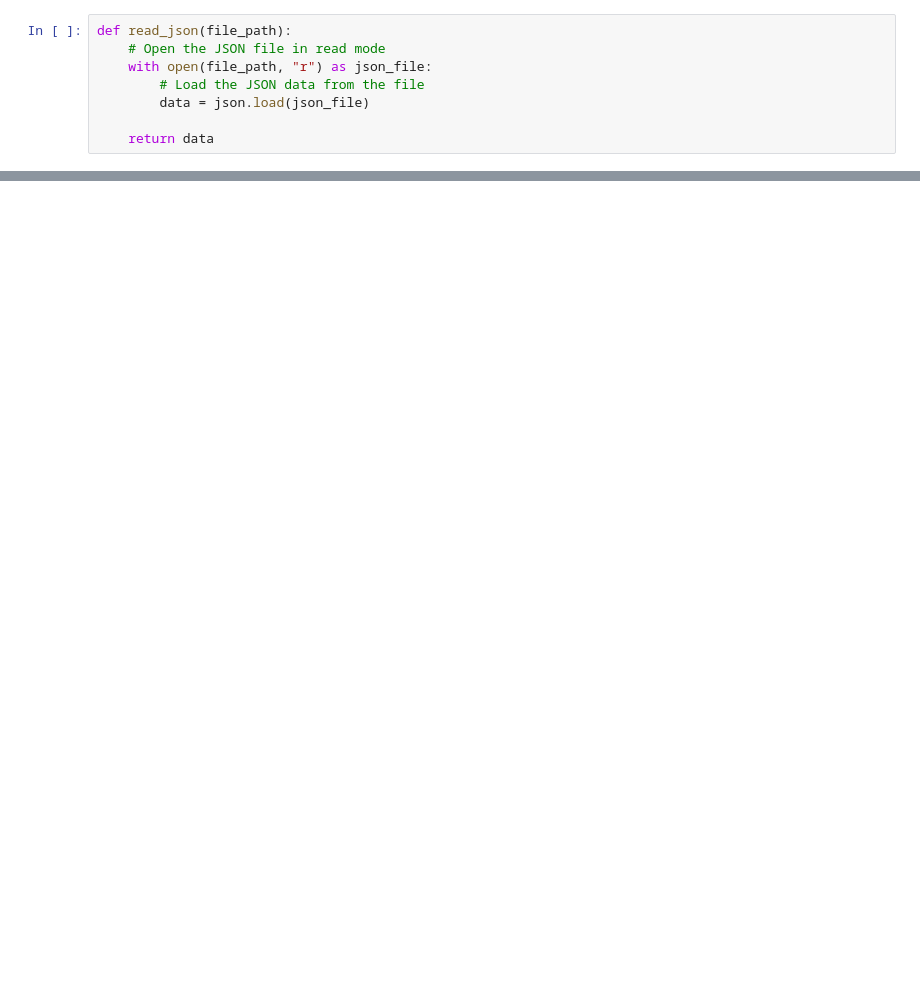
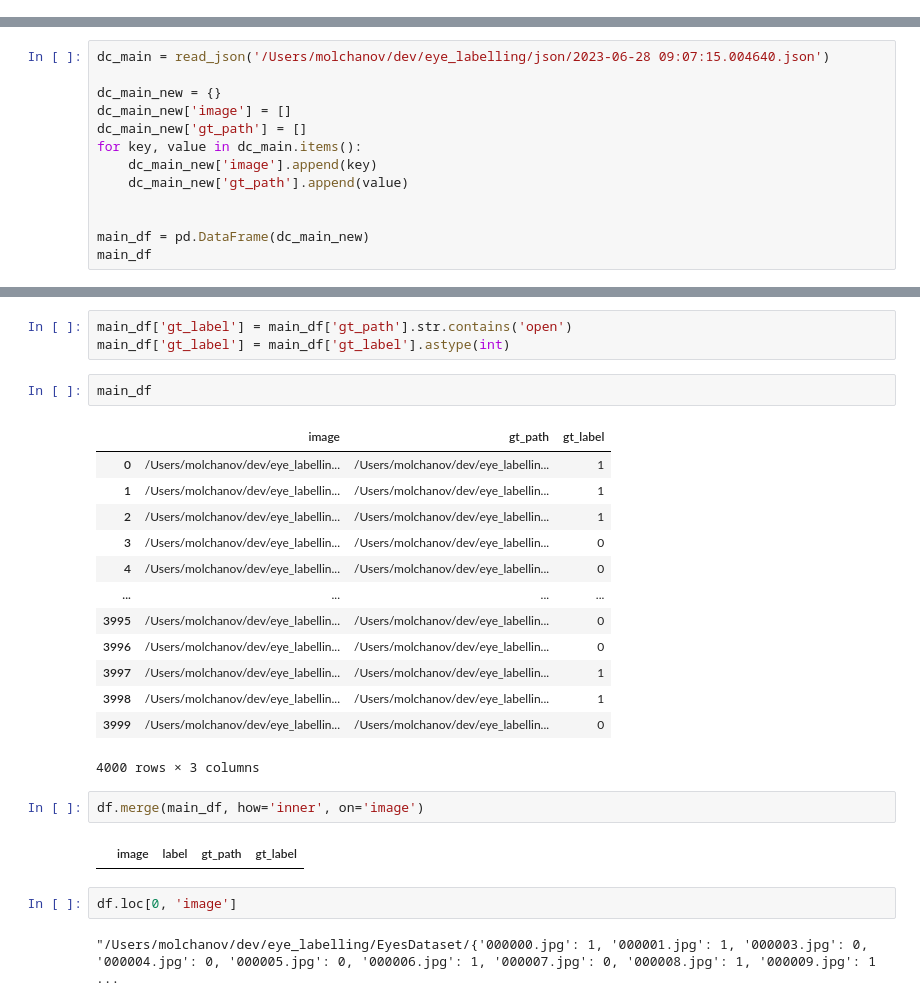
Before and after one commit to molchanov-vs/BinarMarker, a Jupyter notebook: test.ipynb, the cells around one changed output, grey strips where cells are left out. Drawn from its saved outputs; the diff is of its cells as text; blank space fills up the shorter version.

```diff
--- a/test.ipynb
+++ b/test.ipynb
@@ -6,8 +14,0 @@ from utils import *
-# %%
-def read_json(file_path):
-    # Open the JSON file in read mode
-    with open(file_path, "r") as json_file:
-        # Load the JSON data from the file
-        data = json.load(json_file)
-
-    return data
@@ -38,0 +215,13 @@ save_json(res)
+# %%
+dc_main = read_json('/Users/molchanov/dev/eye_labelling/json/2023-06-28 09:07:15.004640.json')
+
+dc_main_new = {}
+dc_main_new['image'] = []
+dc_main_new['gt_path'] = []
+for key, value in dc_main.items():
+    dc_main_new['image'].append(key)
+    dc_main_new['gt_path'].append(value)
+
+
+main_df = pd.DataFrame(dc_main_new)
+main_df
@@ -38,0 +258,27 @@ save_json(res)
+# %%
+main_df['gt_label'] = main_df['gt_path'].str.contains('open')
+main_df['gt_label'] = main_df['gt_label'].astype(int)
+# %%
+main_df
+# %% [output]
+|  | image | gt_path | gt_label |
+| 0 | /Users/molchanov/dev/eye_labellin... | /Users/molchanov/dev/eye_labellin... | 1 |
+| 1 | /Users/molchanov/dev/eye_labellin... | /Users/molchanov/dev/eye_labellin... | 1 |
+| 2 | /Users/molchanov/dev/eye_labellin... | /Users/molchanov/dev/eye_labellin... | 1 |
+| 3 | /Users/molchanov/dev/eye_labellin... | /Users/molchanov/dev/eye_labellin... | 0 |
+| 4 | /Users/molchanov/dev/eye_labellin... | /Users/molchanov/dev/eye_labellin... | 0 |
+| ... | ... | ... | ... |
+| 3995 | /Users/molchanov/dev/eye_labellin... | /Users/molchanov/dev/eye_labellin... | 0 |
+| 3996 | /Users/molchanov/dev/eye_labellin... | /Users/molchanov/dev/eye_labellin... | 0 |
+| 3997 | /Users/molchanov/dev/eye_labellin... | /Users/molchanov/dev/eye_labellin... | 1 |
+| 3998 | /Users/molchanov/dev/eye_labellin... | /Users/molchanov/dev/eye_labellin... | 1 |
+| 3999 | /Users/molchanov/dev/eye_labellin... | /Users/molchanov/dev/eye_labellin... | 0 |
+4000 rows × 3 columns
+# %%
+df.merge(main_df, how='inner', on='image')
+# %% [output]
+|  | image | label | gt_path | gt_label |
+# %%
+df.loc[0, 'image']
+# %% [output]
+"/Users/molchanov/dev/eye_labelling/EyesDataset/{'000000.jpg': 1, '000001.jpg': 1, '000003.jpg': 0, '000004.jpg': 0, '000005.jpg': 0, '000006.jpg': 1, '000007.jpg': 0, '000008.jpg': 1, '000009.jpg': 1 ...
```
Also changed, not shown: parts of 33 cells of this notebook, 15 other files.
